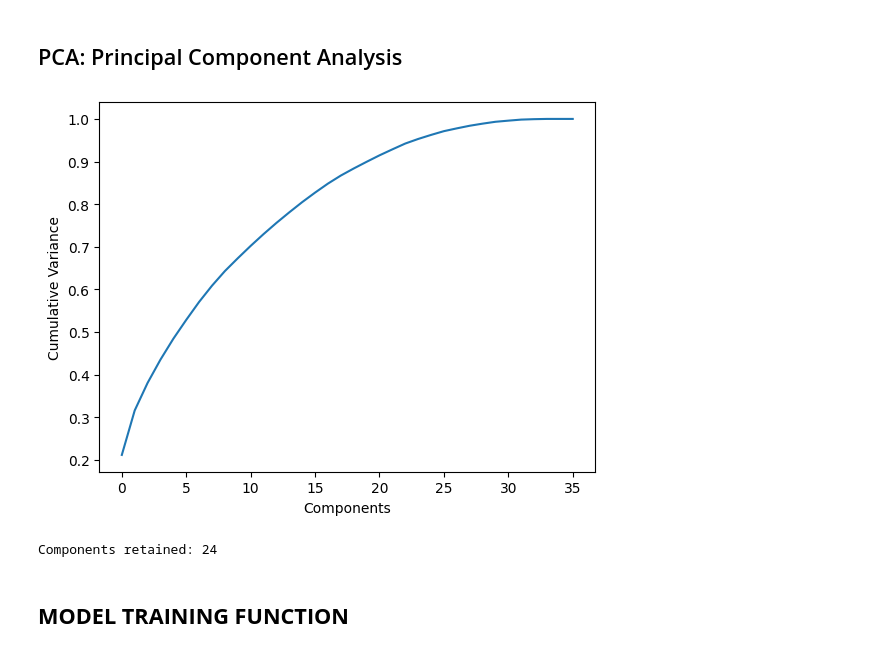
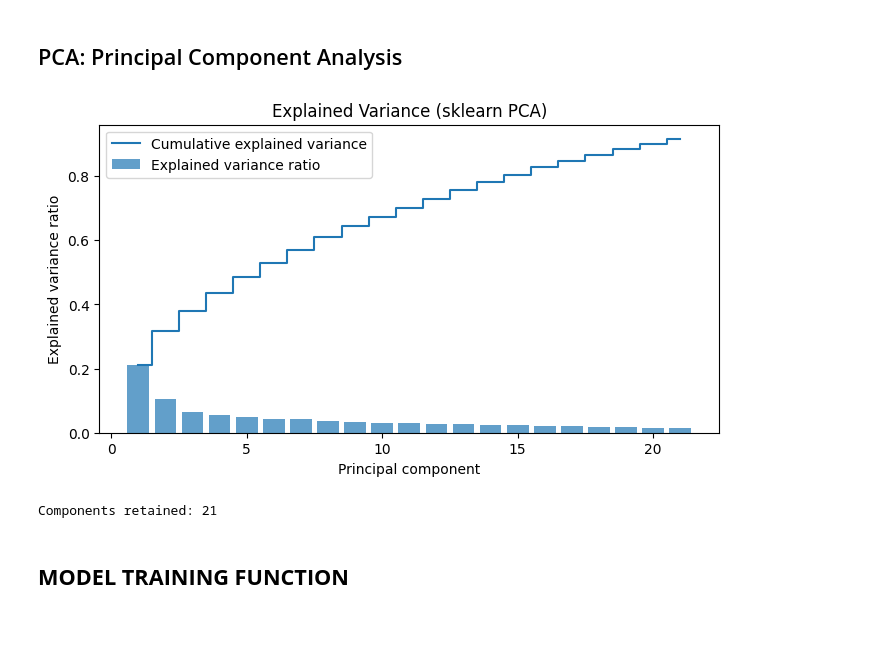
Before and after one commit to abdulmm44/Student_dropout_prediction, a Jupyter notebook: Student_dropout.ipynb, the cells around one changed output. Cells and saved outputs as stored; diff of their text form; code cells hidden in the pictures; blank space fills up the shorter version.

```diff
--- a/Student_dropout.ipynb
+++ b/Student_dropout.ipynb
@@ -941,24 +955,26 @@ X_test_pca = pca.transform(
 )
 # %%
 # Explained Variance
-#explained_variance = pca.explained_variance_ratio_
+explained_variance = pca.explained_variance_ratio_
 
 # Cumulative Explained Variance
 cumulative_variance = np.cumsum(
     pca.explained_variance_ratio_
 )
 
-plt.plot(cumulative_variance)
-
-plt.xlabel("Components")
-plt.ylabel("Cumulative Variance")
-
+plt.figure(figsize=(8,4))
+plt.bar(range(1, len(explained_variance)+1), explained_variance, alpha=0.7, label="Explained variance ratio")
+plt.step(range(1, len(cumulative_variance)+1), cumulative_variance, where="mid", label="Cumulative explained variance")
+plt.xlabel("Principal component")
+plt.ylabel("Explained variance ratio")
+plt.title("Explained Variance (sklearn PCA)")
+plt.legend()
 plt.show()
 # %% [output]
-[figure, old version]
+[figure, new version]
 # %%
-# Retain 95% Variance
-pca = PCA(n_components=0.95)
+# Retain 90% Variance
+pca = PCA(n_components=0.90)
 
 X_train_pca = pca.fit_transform(
     X_train_scaled
@@ -973,7 +989,7 @@ print(
     pca.n_components_
 )
 # %% [output]
-Components retained: 24
+Components retained: 21
 # %% [markdown]
 ## **MODEL TRAINING FUNCTION**
 # %%
```
Also changed, not shown: parts of 13 cells of this notebook.
